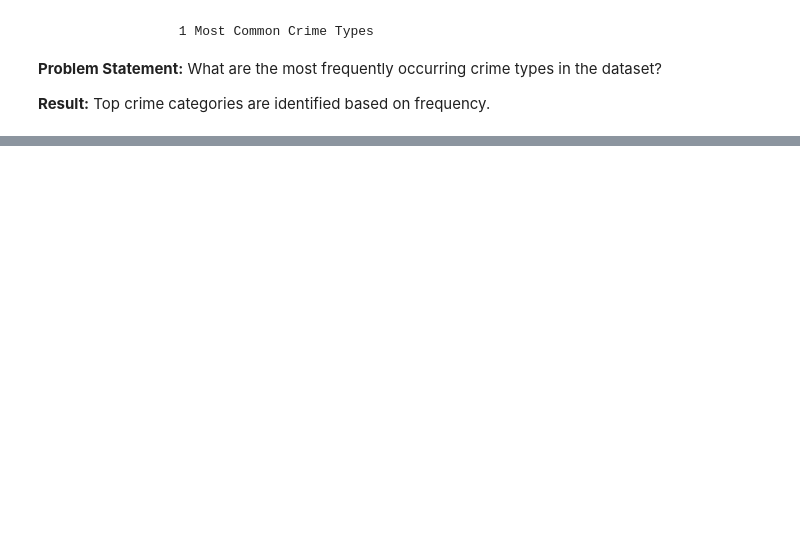
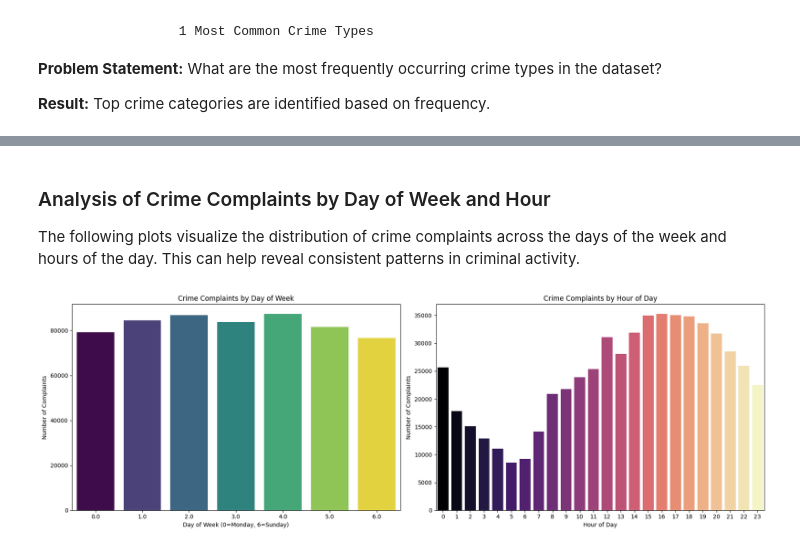
Before and after one commit to deekshithnagavalli/MACHINE-LEARNING-MODEL, a Jupyter notebook: Crime_Prediction_ML.ipynb, the cells around one changed output, grey strips where cells are left out. Cells and saved outputs as stored; diff of their text form; code cells hidden in the pictures; blank space fills up the shorter version.

```diff
--- a/Crime_Prediction_ML.ipynb
+++ b/Crime_Prediction_ML.ipynb
@@ -181,0 +193,20 @@ plt.show()
+# %%
+# Convert date and time columns to datetime objects
+df['CMPLNT_FR_DT'] = pd.to_datetime(df['CMPLNT_FR_DT'], errors='coerce')
+df['CMPLNT_TO_DT'] = pd.to_datetime(df['CMPLNT_TO_DT'], errors='coerce')
+
+# Extract temporal features
+df['year'] = df['CMPLNT_FR_DT'].dt.year
+df['month'] = df['CMPLNT_FR_DT'].dt.month
+df['day_of_week'] = df['CMPLNT_FR_DT'].dt.dayofweek # Monday=0, Sunday=6
+df['hour'] = pd.to_datetime(df['CMPLNT_FR_TM'], format='%H:%M:%S', errors='coerce').dt.hour
+
+# Display basic stats for new temporal columns
+print("Crime counts per year:")
+print(df['year'].value_counts().sort_index())
+print("\nCrime counts per month:")
+print(df['month'].value_counts().sort_index())
+print("\nCrime counts per day of week:")
+print(df['day_of_week'].value_counts().sort_index())
+print("\nCrime counts per hour:")
+print(df['hour'].value_counts().sort_index())
@@ -181,0 +231,23 @@ plt.show()
+# %% [markdown]
+### Analysis of Crime Complaints by Day of Week and Hour
+
+The following plots visualize the distribution of crime complaints across the days of the week and hours of the day. This can help reveal consistent patterns in criminal activity.
+# %%
+fig, axes = plt.subplots(1, 2, figsize=(18, 6))
+
+# Plot crimes by day of week
+sns.countplot(x='day_of_week', data=df, palette='viridis', ax=axes[0], hue='day_of_week', legend=False)
+axes[0].set_title('Crime Complaints by Day of Week')
+axes[0].set_xlabel('Day of Week (0=Monday, 6=Sunday)')
+axes[0].set_ylabel('Number of Complaints')
+
+# Plot crimes by hour of day
+sns.countplot(x='hour', data=df, palette='magma', ax=axes[1], hue='hour', legend=False)
+axes[1].set_title('Crime Complaints by Hour of Day')
+axes[1].set_xlabel('Hour of Day')
+axes[1].set_ylabel('Number of Complaints')
+
+plt.tight_layout()
+plt.show()
+# %% [output]
+[figure, added]
```
Also changed, not shown: parts of 30 cells of this notebook.
